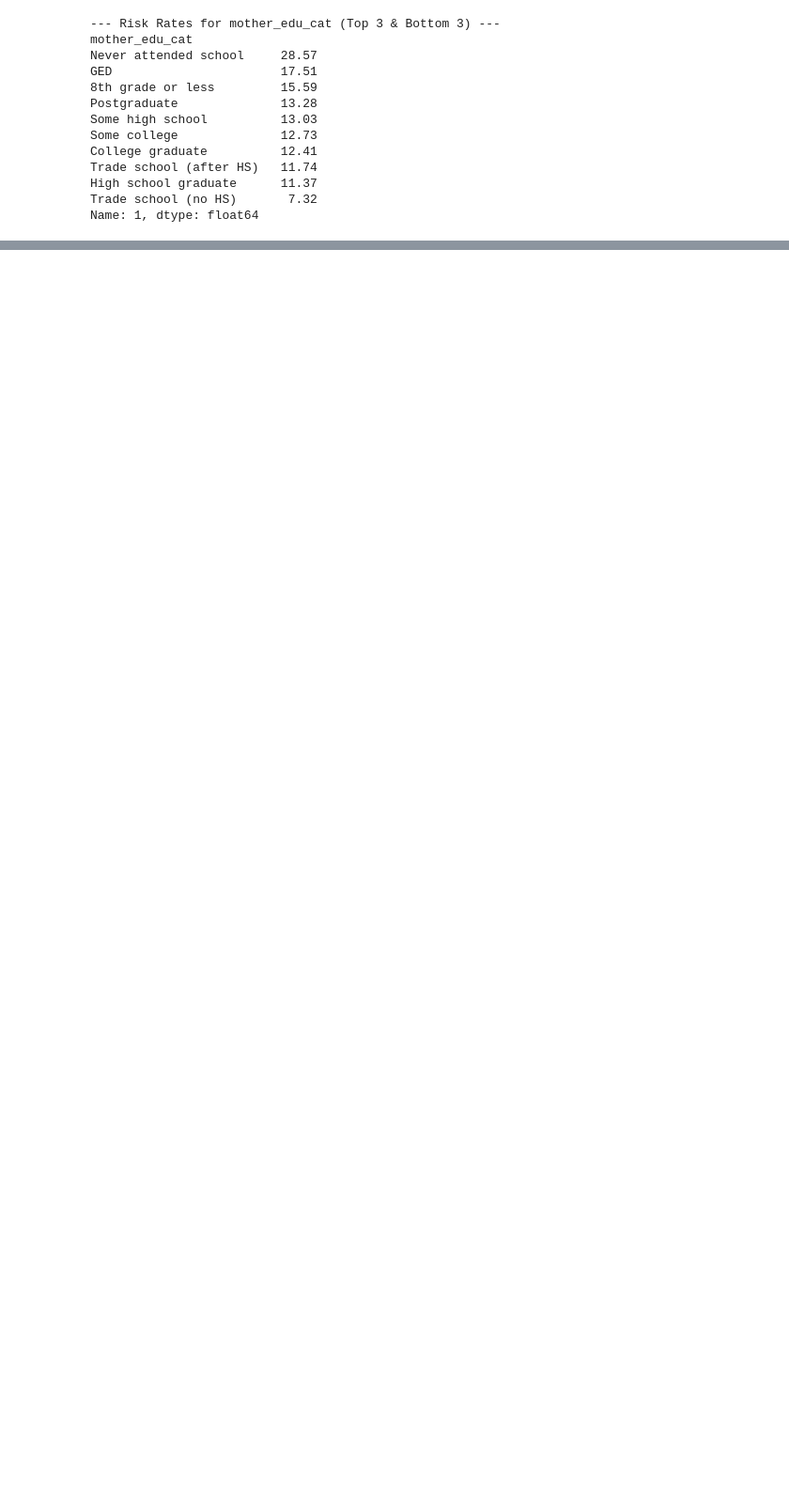
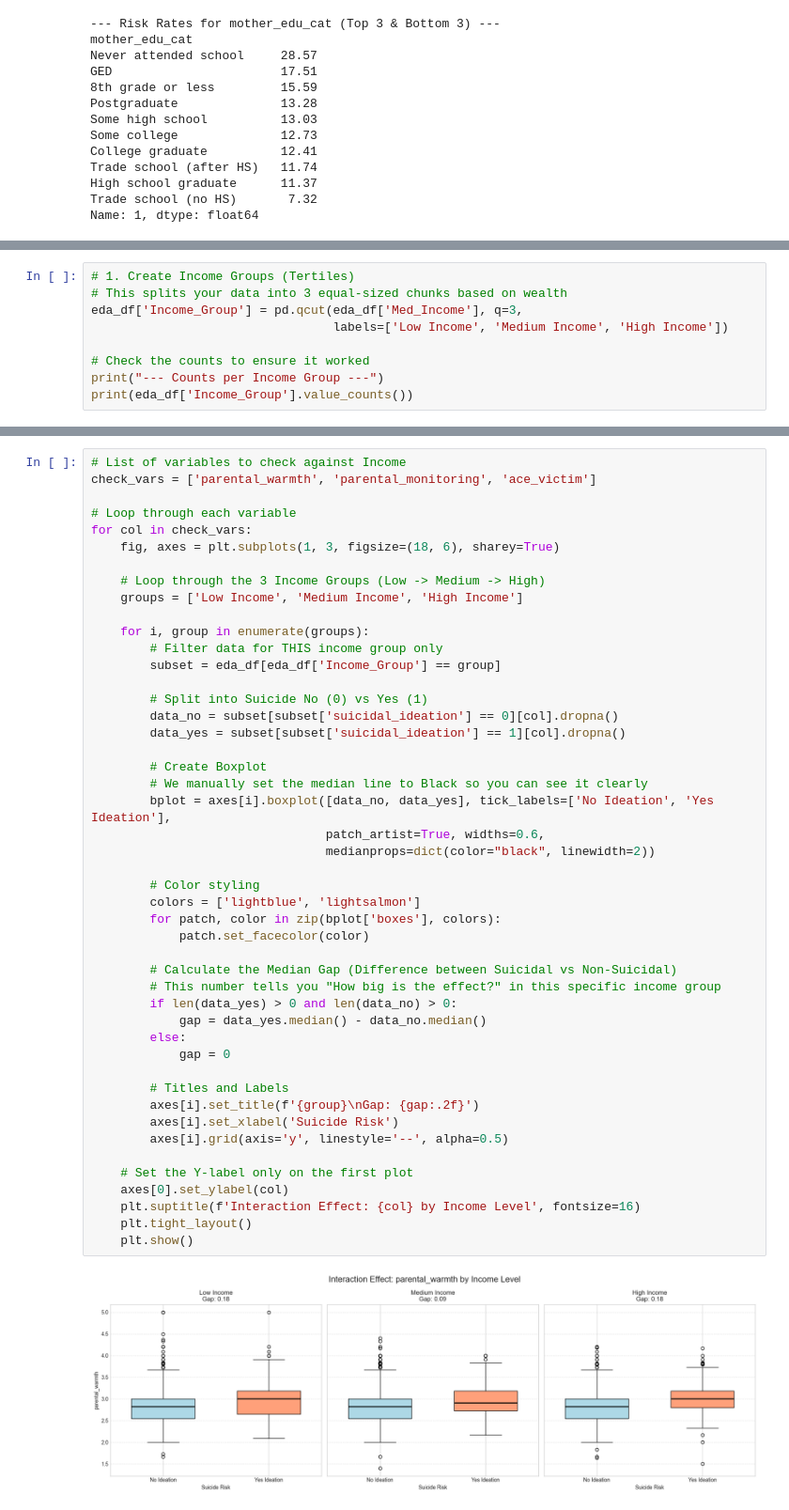
Before and after one commit to usef1ens/Suicide-Prediction, a Jupyter notebook: DataAnalysis.ipynb, the cells around one changed output, grey strips where cells are left out. Shown at 94% size. Cells and saved outputs as stored; diff of their text form; blank space fills up the shorter version.

```diff
--- a/DataAnalysis.ipynb
+++ b/DataAnalysis.ipynb
@@ -1030,0 +1176,9 @@ plt.show()
+# %%
+# 1. Create Income Groups (Tertiles)
+# This splits your data into 3 equal-sized chunks based on wealth
+eda_df['Income_Group'] = pd.qcut(eda_df['Med_Income'], q=3,
+                                 labels=['Low Income', 'Medium Income', 'High Income'])
+
+# Check the counts to ensure it worked
+print("--- Counts per Income Group ---")
+print(eda_df['Income_Group'].value_counts())
@@ -1030,0 +1192,49 @@ plt.show()
+# %%
+# List of variables to check against Income
+check_vars = ['parental_warmth', 'parental_monitoring', 'ace_victim']
+
+# Loop through each variable
+for col in check_vars:
+    fig, axes = plt.subplots(1, 3, figsize=(18, 6), sharey=True)
+
+    # Loop through the 3 Income Groups (Low -> Medium -> High)
+    groups = ['Low Income', 'Medium Income', 'High Income']
+
+    for i, group in enumerate(groups):
+        # Filter data for THIS income group only
+        subset = eda_df[eda_df['Income_Group'] == group]
+
+        # Split into Suicide No (0) vs Yes (1)
+        data_no = subset[subset['suicidal_ideation'] == 0][col].dropna()
+        data_yes = subset[subset['suicidal_ideation'] == 1][col].dropna()
+
+        # Create Boxplot
+        # We manually set the median line to Black so you can see it clearly
+        bplot = axes[i].boxplot([data_no, data_yes], tick_labels=['No Ideation', 'Yes Ideation'],
+                                patch_artist=True, widths=0.6,
+                                medianprops=dict(color="black", linewidth=2))
+
+        # Color styling
+        colors = ['lightblue', 'lightsalmon']
+        for patch, color in zip(bplot['boxes'], colors):
+            patch.set_facecolor(color)
+
+        # Calculate the Median Gap (Difference between Suicidal vs Non-Suicidal)
+        # This number tells you "How big is the effect?" in this specific income group
+        if len(data_yes) > 0 and len(data_no) > 0:
+            gap = data_yes.median() - data_no.median()
+        else:
+            gap = 0
+
+        # Titles and Labels
+        axes[i].set_title(f'{group}\nGap: {gap:.2f}')
+        axes[i].set_xlabel('Suicide Risk')
+        axes[i].grid(axis='y', linestyle='--', alpha=0.5)
+
+    # Set the Y-label only on the first plot
+    axes[0].set_ylabel(col)
+    plt.suptitle(f'Interaction Effect: {col} by Income Level', fontsize=16)
+    plt.tight_layout()
+    plt.show()
+# %% [output]
+[figure, added]
```
Also changed, not shown: parts of 52 cells of this notebook, 1 other file.
